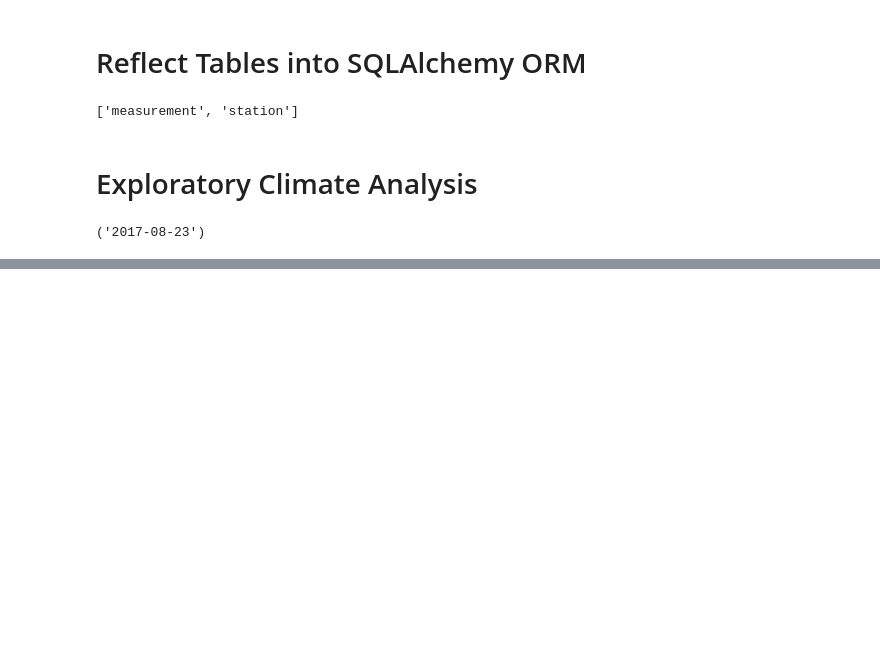
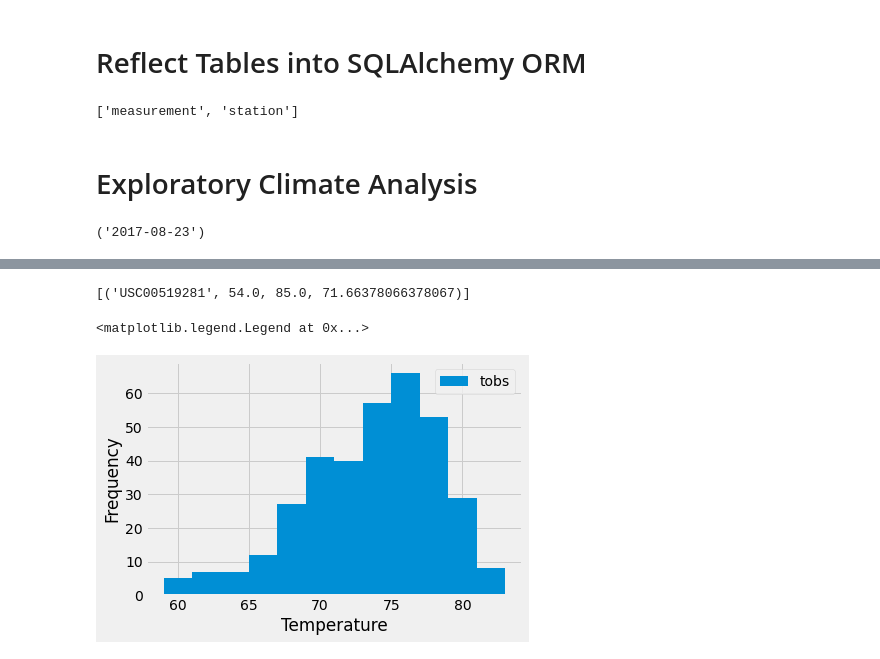
Before and after one commit to doublealogic/sqlalchemy-challenge, a Jupyter notebook: main.ipynb, the cells around one changed output, grey strips where cells are left out. Drawn from its saved outputs; the diff is of its cells as text; code cells hidden in the pictures; blank space fills up the shorter version.

```diff
--- a/main.ipynb
+++ b/main.ipynb
@@ -62,3 +122,10 @@ last_date
 # %%
 # Using the station id from the previous query, calculate the lowest temperature recorded,
 # highest temperature recorded, and average temperature of the most active station?
+session.query(Measurement.station,\
+              func.min(Measurement.tobs),\
+              func.max(Measurement.tobs),\
+              func.avg(Measurement.tobs)).\
+              filter(Measurement.station == 'USC00519281').all()
+# %% [output]
+[('USC00519281', 54.0, 85.0, 71.66378066378067)]
@@ -67,0 +132,18 @@ last_date
+# %%
+# Taking the most active station, this will query the last 12 months of temperature observation data
+# for this station and plot the results as a histogram
+
+most_active_station_temps = session.query(Measurement.date, Measurement.tobs).\
+    filter(Measurement.date <= '2017-08-23').\
+    filter(Measurement.date >= '2016-08-23').\
+    filter(Measurement.station == 'USC00519281').all()
+
+# Plots the most active station temps (MAST) as a histogram
+mast_df = pd.DataFrame(most_active_station_temps)
+mast_df.plot.hist(bins=12)
+plt.xlabel("Temperature")
+plt.ylabel("Frequency")
+plt.legend(['tobs'], loc= 'upper right')
+# %% [output]
+<matplotlib.legend.Legend at 0x...>
+[figure, added]
```
Also changed, not shown: parts of 11 cells of this notebook.
